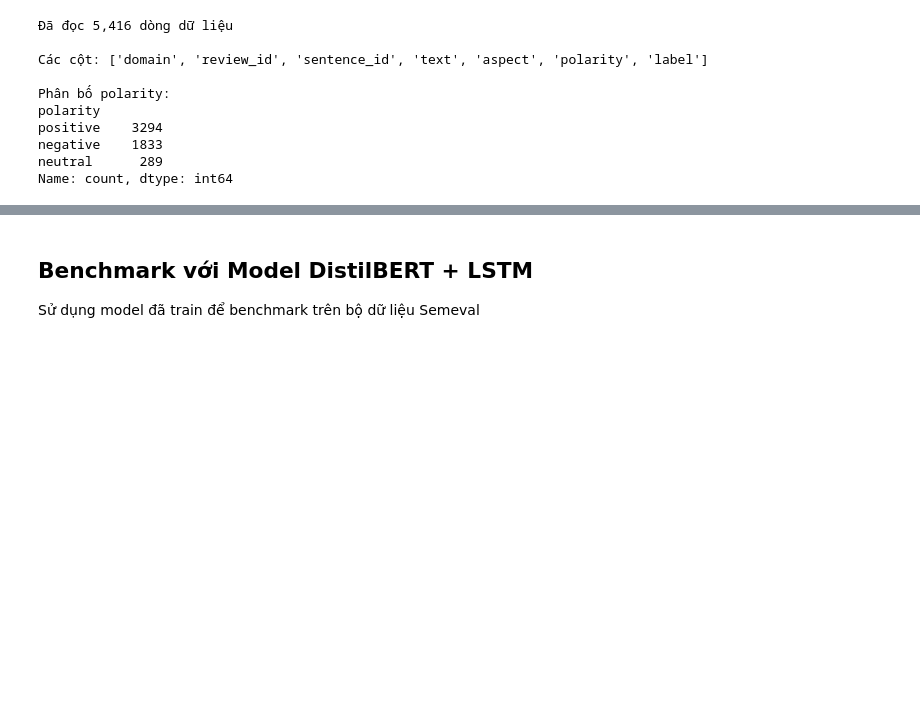
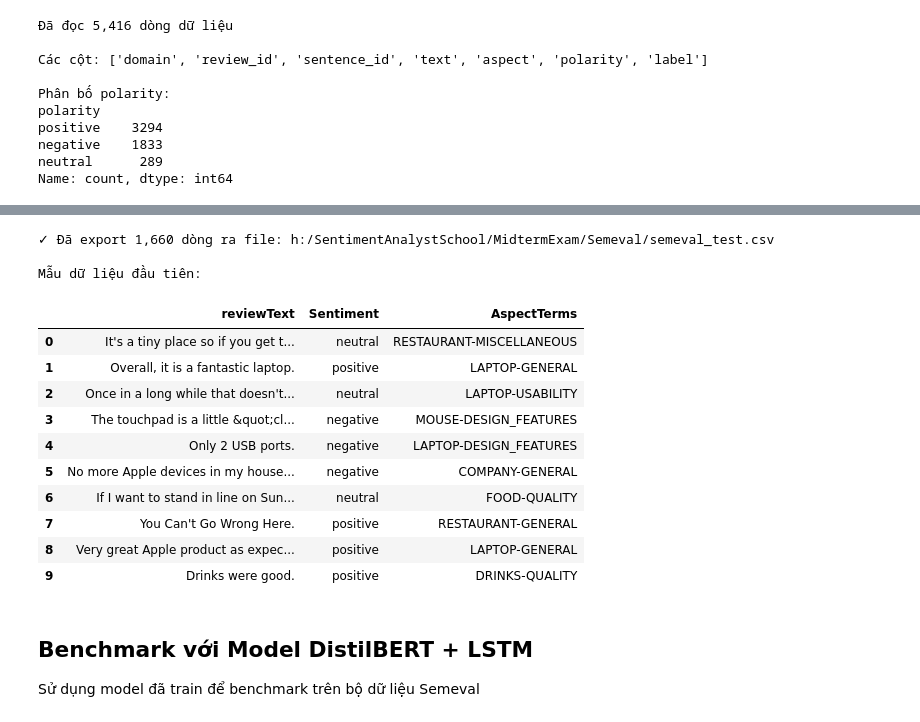
Before and after one commit to VietHoang0805/SentimentAnalystSchool, a Jupyter notebook: MidtermExam/SemevalProcess.ipynb, the cells around one changed output, grey strips where cells are left out. Drawn from its saved outputs; the diff is of its cells as text; code cells hidden in the pictures; blank space fills up the shorter version.

```diff
--- a/MidtermExam/SemevalProcess.ipynb
+++ b/MidtermExam/SemevalProcess.ipynb
@@ -125,0 +663,29 @@ Mẫu dữ liệu đầu tiên:
+# %%
+# Áp dụng cân bằng dữ liệu nếu có BALANCE_CONFIG
+if BALANCE_CONFIG:
+    print("=" * 60)
+    print("ÁP DỤNG CÂN BẰNG DỮ LIỆU")
+    print("=" * 60)
+
+    balanced_dfs = []
+    for sentiment, max_count in BALANCE_CONFIG.items():
+        sentiment_df = df_export[df_export['Sentiment'] == sentiment]
+        current_count = len(sentiment_df)
+
+        if max_count is not None and current_count > max_count:
+            sentiment_df = sentiment_df.sample(n=max_count, random_state=42)
+            print(f"  {sentiment}: {current_count:,} → {max_count:,} (giảm {current_count - max_count:,})")
+        else:
+            print(f"  {sentiment}: {current_count:,} (giữ nguyên)")
+
+        balanced_dfs.append(sentiment_df)
+
+    df_final = pd.concat(balanced_dfs, ignore_index=True)
+    # Shuffle lại
+    df_final = df_final.sample(frac=1, random_state=42).reset_index(drop=True)
+else:
+    df_final = df_export
+
+print(f"\n📊 Tổng số mẫu sau khi xử lý: {len(df_final):,}")
+print(f"\n📈 Phân bố Sentiment cuối cùng:")
+print(df_final['Sentiment'].value_counts())
@@ -126,3 +708,26 @@ Mẫu dữ liệu đầu tiên:
+# %%
+# Export ra file CSV
+output_path = 'h:/SentimentAnalystSchool/MidtermExam/Semeval/semeval_test.csv'
+df_final.to_csv(output_path, index=False)
+
+print(f"✓ Đã export {len(df_final):,} dòng ra file: {output_path}")
+print(f"\nMẫu dữ liệu đầu tiên:")
+df_final.head(10)
+# %% [output]
+✓ Đã export 1,660 dòng ra file: h:/SentimentAnalystSchool/MidtermExam/Semeval/semeval_test.csv
+
+Mẫu dữ liệu đầu tiên:
+|  | reviewText | Sentiment | AspectTerms |
+| 0 | It's a tiny place so if you get t... | neutral | RESTAURANT-MISCELLANEOUS |
+| 1 | Overall, it is a fantastic laptop. | positive | LAPTOP-GENERAL |
+| 2 | Once in a long while that doesn't... | neutral | LAPTOP-USABILITY |
+| 3 | The touchpad is a little &quot;cl... | negative | MOUSE-DESIGN_FEATURES |
+| 4 | Only 2 USB ports. | negative | LAPTOP-DESIGN_FEATURES |
+| 5 | No more Apple devices in my house... | negative | COMPANY-GENERAL |
+| 6 | If I want to stand in line on Sun... | neutral | FOOD-QUALITY |
+| 7 | You Can't Go Wrong Here. | positive | RESTAURANT-GENERAL |
+| 8 | Very great Apple product as expec... | positive | LAPTOP-GENERAL |
+| 9 | Drinks were good. | positive | DRINKS-QUALITY |
 # %% [markdown]
 ## Benchmark với Model DistilBERT + LSTM
 
```
Also changed, not shown: parts of 16 cells of this notebook, 15 other files.
